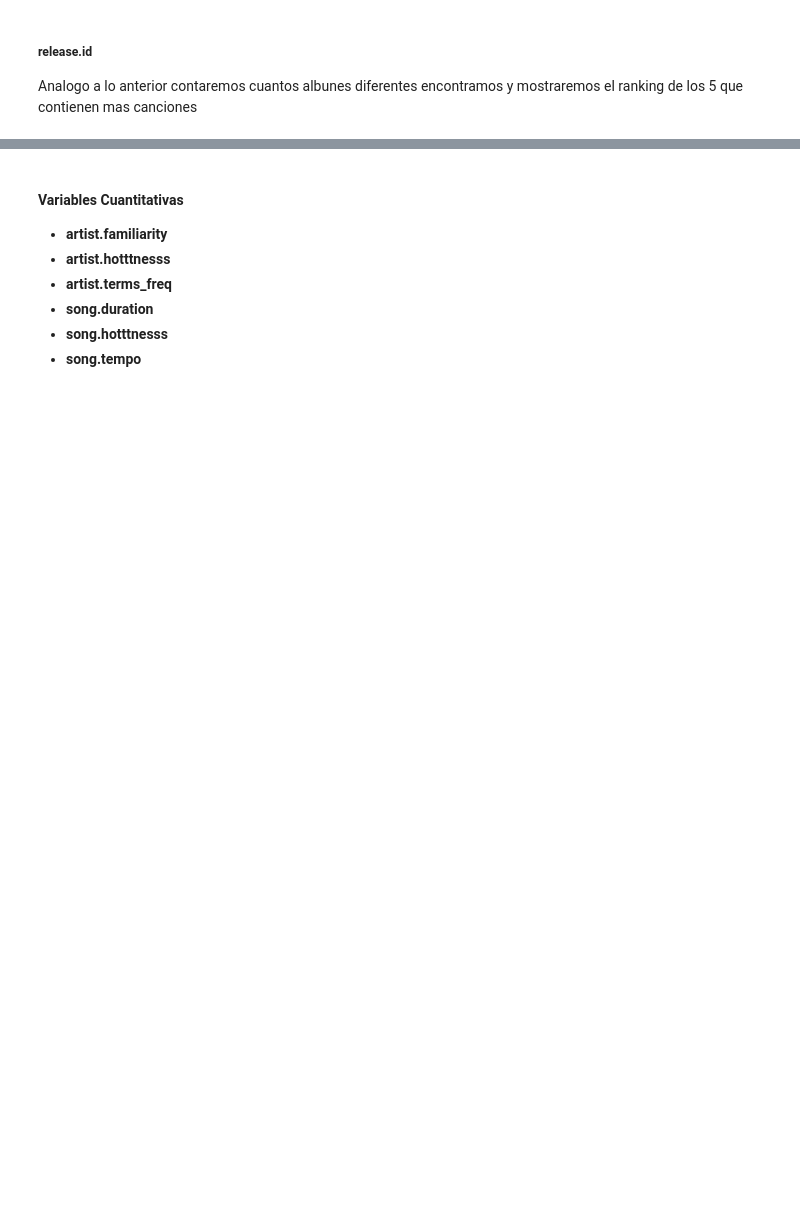
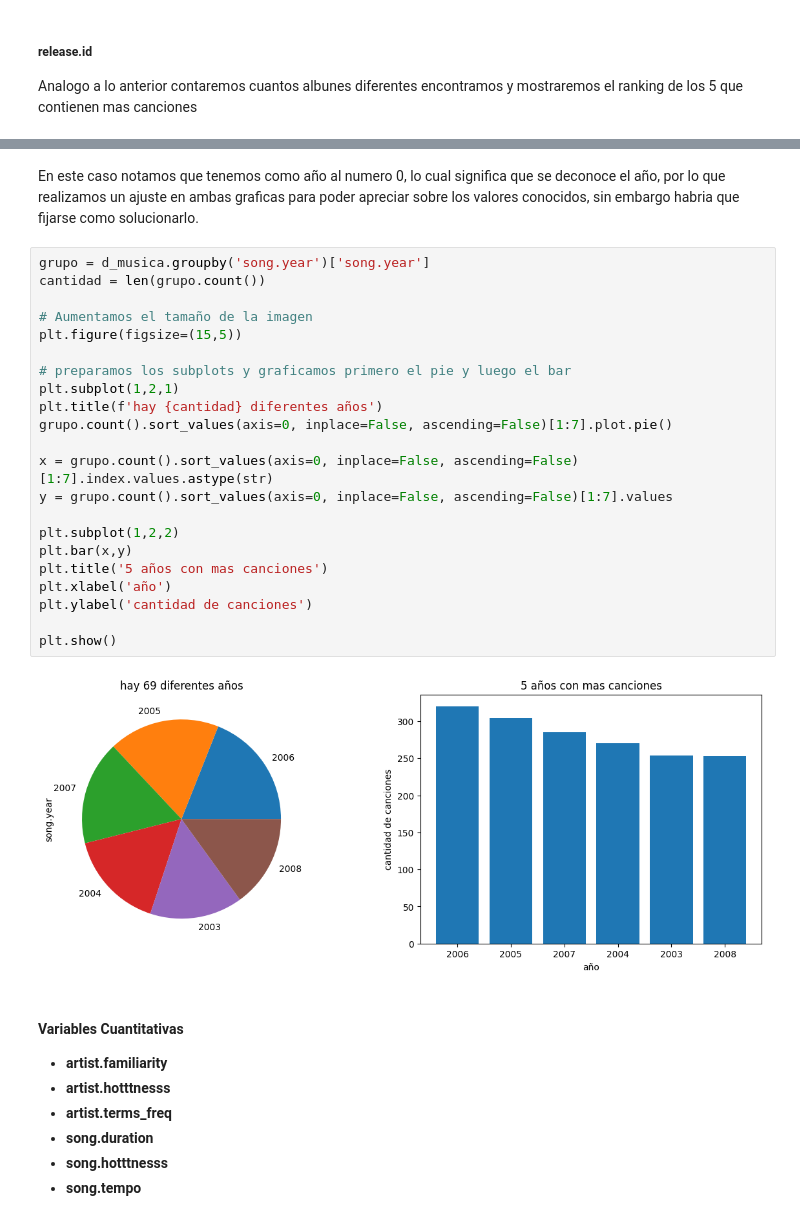
Before and after one commit to cristiandevar/PythonML, a Jupyter notebook: TPFinal/TPFINAL.ipynb, the cells around one changed output, grey strips where cells are left out. Cells and saved outputs as stored; diff of their text form; blank space fills up the shorter version.

```diff
--- a/TPFinal/TPFINAL.ipynb
+++ b/TPFinal/TPFINAL.ipynb
@@ -373,3 +427,29 @@ plt.show()
+# %% [markdown]
+En este caso notamos que tenemos como año al numero 0, lo cual significa que se deconoce el año, por lo que realizamos un ajuste en ambas graficas para poder apreciar sobre los valores conocidos, sin embargo habria que fijarse como solucionarlo.
+# %%
+grupo = d_musica.groupby('song.year')['song.year']
+cantidad = len(grupo.count())
+
+# Aumentamos el tamaño de la imagen
+plt.figure(figsize=(15,5))
+
+# preparamos los subplots y graficamos primero el pie y luego el bar
+plt.subplot(1,2,1)
+plt.title(f'hay {cantidad} diferentes años')
+grupo.count().sort_values(axis=0, inplace=False, ascending=False)[1:7].plot.pie()
+
+x = grupo.count().sort_values(axis=0, inplace=False, ascending=False)[1:7].index.values.astype(str)
+y = grupo.count().sort_values(axis=0, inplace=False, ascending=False)[1:7].values
+
+plt.subplot(1,2,2)
+plt.bar(x,y)
+plt.title('5 años con mas canciones')
+plt.xlabel('año')
+plt.ylabel('cantidad de canciones')
+
+plt.show()
+# %% [output]
+[figure, added]
 # %% [markdown]
 #### Variables Cuantitativas
 * **artist.familiarity**
```
Also changed, not shown: parts of 11 cells of this notebook.
